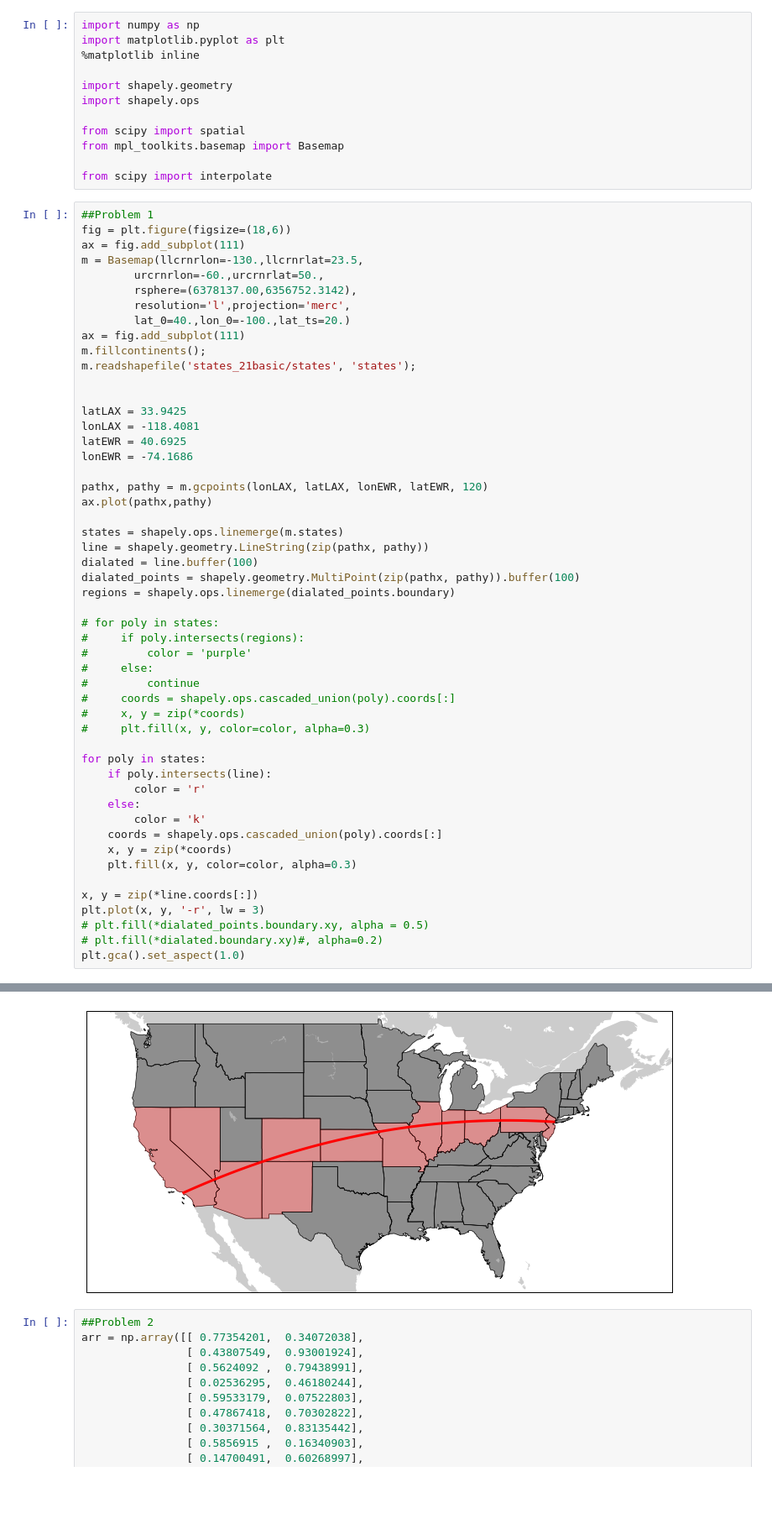
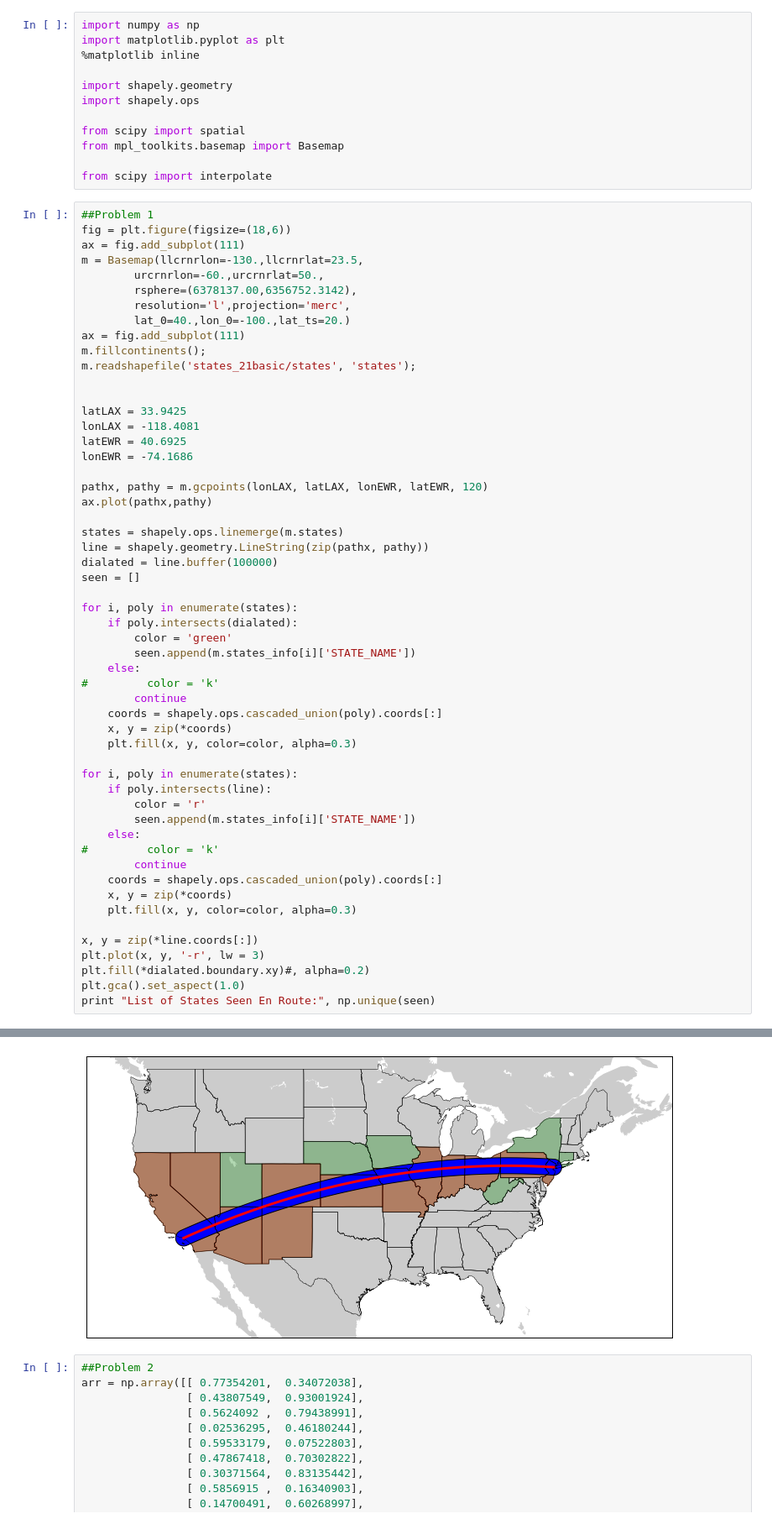
Before and after one commit to vnygard/python4geosciences-hw, a Jupyter notebook: hw05-solution-nygard.ipynb, the cells around one changed output, grey strips where cells are left out. Shown: that part at 84% size. Cells and saved outputs as stored; diff of their text form; blank space fills up the shorter version.

```diff
--- a/hw05-solution-nygard.ipynb
+++ b/hw05-solution-nygard.ipynb
@@ -38,31 +38,34 @@ ax.plot(pathx,pathy)
 
 states = shapely.ops.linemerge(m.states)
 line = shapely.geometry.LineString(zip(pathx, pathy))
-dialated = line.buffer(100)
-dialated_points = shapely.geometry.MultiPoint(zip(pathx, pathy)).buffer(100)
-regions = shapely.ops.linemerge(dialated_points.boundary)
+dialated = line.buffer(100000)
+seen = []
 
-# for poly in states:
-#     if poly.intersects(regions):
-#         color = 'purple'
-#     else:
-#         continue
-#     coords = shapely.ops.cascaded_union(poly).coords[:]
-#     x, y = zip(*coords)
-#     plt.fill(x, y, color=color, alpha=0.3)
+for i, poly in enumerate(states):
+    if poly.intersects(dialated):
+        color = 'green'
+        seen.append(m.states_info[i]['STATE_NAME'])
+    else:
+#         color = 'k'
+        continue
+    coords = shapely.ops.cascaded_union(poly).coords[:]
+    x, y = zip(*coords)
+    plt.fill(x, y, color=color, alpha=0.3)
 
-for poly in states:
+for i, poly in enumerate(states):
     if poly.intersects(line):
         color = 'r'
+        seen.append(m.states_info[i]['STATE_NAME'])
     else:
-        color = 'k'
+#         color = 'k'
+        continue
     coords = shapely.ops.cascaded_union(poly).coords[:]
     x, y = zip(*coords)
     plt.fill(x, y, color=color, alpha=0.3)
 
 x, y = zip(*line.coords[:])
 plt.plot(x, y, '-r', lw = 3)
-# plt.fill(*dialated_points.boundary.xy, alpha = 0.5)
-# plt.fill(*dialated.boundary.xy)#, alpha=0.2)
+plt.fill(*dialated.boundary.xy)#, alpha=0.2)
 plt.gca().set_aspect(1.0)
+print "List of States Seen En Route:", np.unique(seen)
 # %% [output]
@@ -69,4 +75,4 @@ plt.gca().set_aspect(1.0)
-[figure, old version]
+[figure, new version]
 # %%
 ##Problem 2
 arr = np.array([[ 0.77354201,  0.34072038],
```
Also changed, not shown: parts of 11 cells of this notebook.
